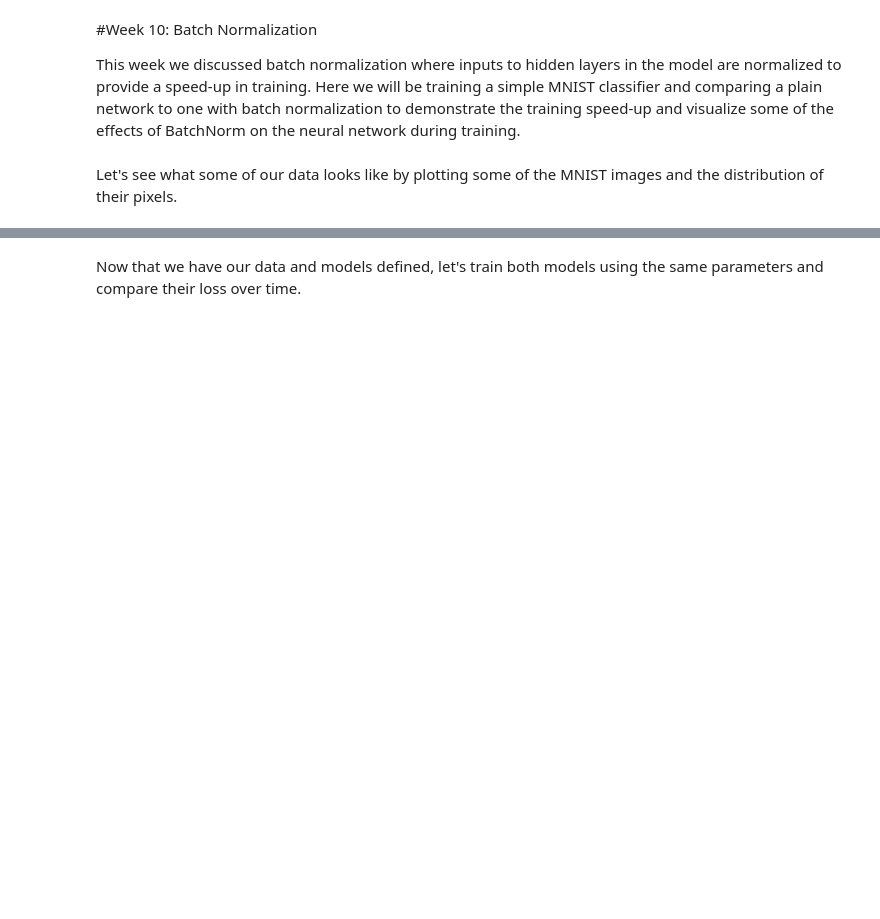
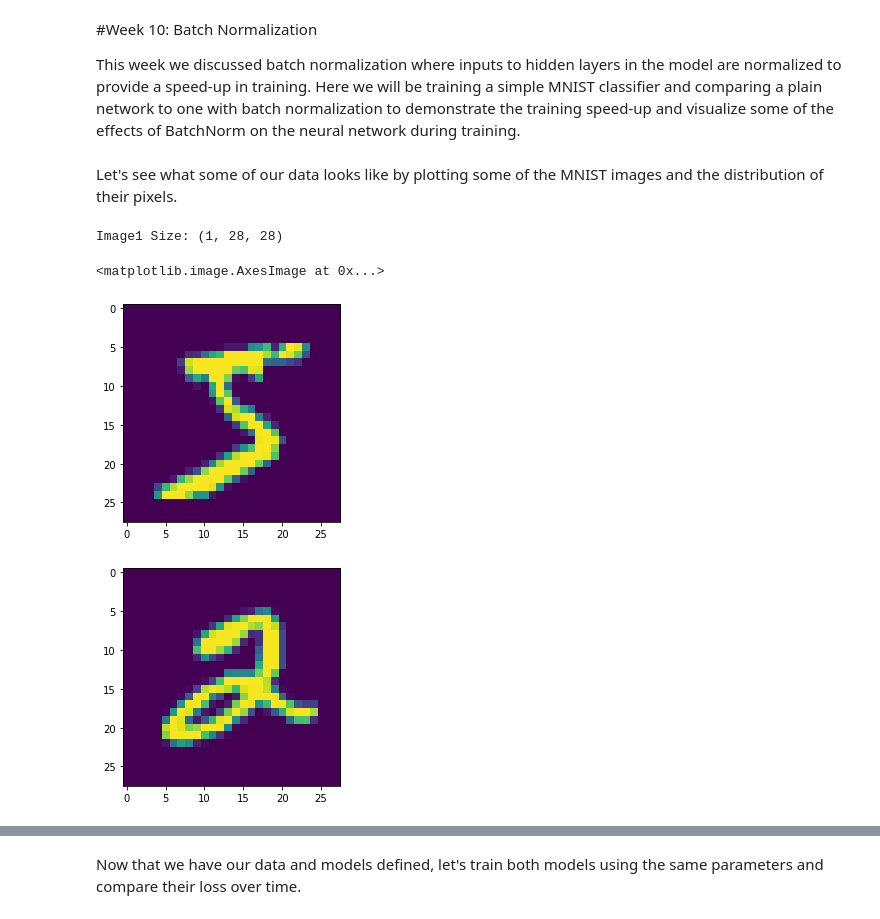
Before and after one commit to UMT-CSCI-591-Deep-Learning-2022/Week_10_BatchNorm, a Jupyter notebook: Week_10_BatchNorm.ipynb, the cells around one changed output, grey strips where cells are left out. Drawn from its saved outputs; the diff is of its cells as text; code cells hidden in the pictures; blank space fills up the shorter version.

```diff
--- a/Week_10_BatchNorm.ipynb
+++ b/Week_10_BatchNorm.ipynb
@@ -25,17 +25,22 @@ Let's see what some of our data looks like by plotting some of the MNIST images
 # %%
 # plot some images
 %matplotlib inline
 img1 = dataset[0][0]
 print("Image1 Size:", tuple(img1.shape))
 new_img1 = img1.reshape(28,28)
 
-img2 = dataset[4][0]
+img2 = dataset[5][0]
 new_img2 = img2.reshape(28,28)
 
 plt.figure()
 plt.imshow(new_img1)
 plt.figure()
 plt.imshow(new_img2)
+# %% [output]
+Image1 Size: (1, 28, 28)
+<matplotlib.image.AxesImage at 0x...>
+[figure, added]
+[figure, added]
 # %%
 # convert image to numpy array
 img_np1 = np.array(new_img1)
```
Also changed, not shown: parts of 17 cells of this notebook, 2 other files.
